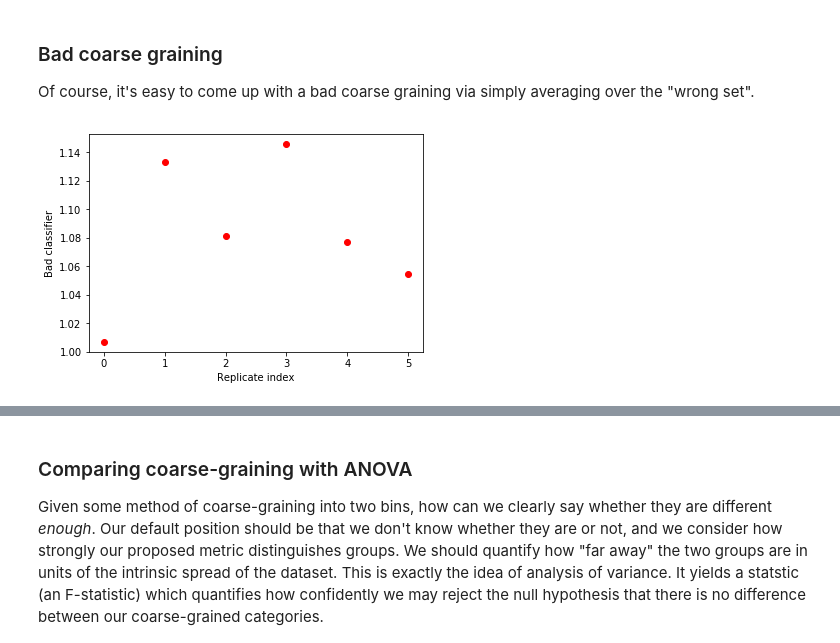
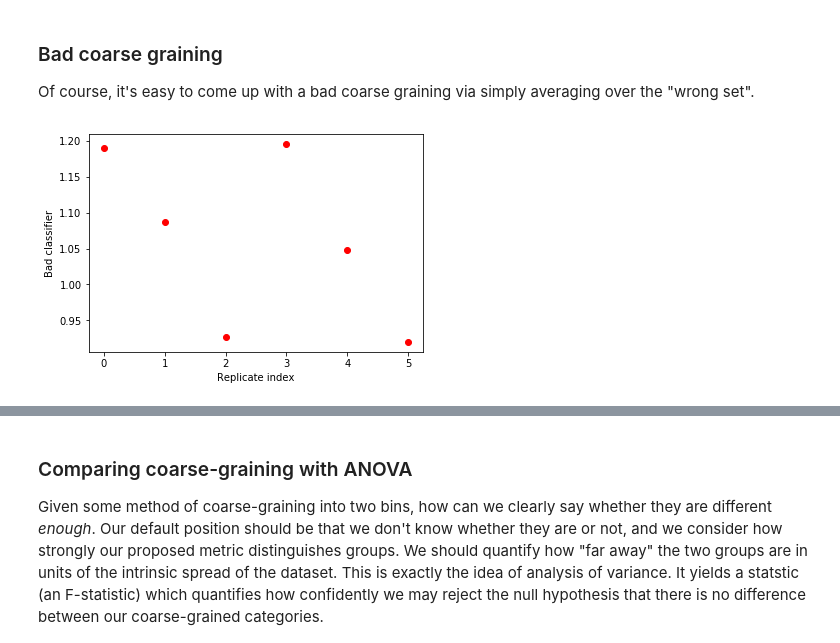
Before and after one commit to jmonroe2/biostats589, a Jupyter notebook: hw10/hw10.ipynb, the cells around one changed output, grey strips where cells are left out. Drawn from its saved outputs; the diff is of its cells as text; code cells hidden in the pictures.

```diff
--- a/hw10/hw10.ipynb
+++ b/hw10/hw10.ipynb
@@ -17,9 +17,9 @@ Let's make a dataset which consists of two sets. I had some trouble understandin
 # %%
  ## create a dataset where the first half is big, and the second half is small
 data = np.zeros((6,10))
-sig = 0.2
+sig = 0.4
 big = 2
-small= 0.05
+small= 0.2
 for set_num in range(2):
     for rep_num in range(3):
         if set_num:
@@ -68,9 +69,9 @@ for i,abundance in enumerate(data):
 ### Bad coarse graining
 Of course, it's easy to come up with a bad coarse graining via simply averaging over the "wrong set".
 # %%
-avg = data.mean(axis=1)
-plt.plot(range(len(avg)), avg, 'or')
+coarse_grain_3 = data.mean(axis=1)
+plt.plot(coarse_grain_3, 'or')
 plt.xlabel("Replicate index")
 plt.ylabel("Bad classifier");
 # %% [output]
-[figure, old version]
+[figure, new version]
```
Also changed, not shown: parts of 7 cells of this notebook.
